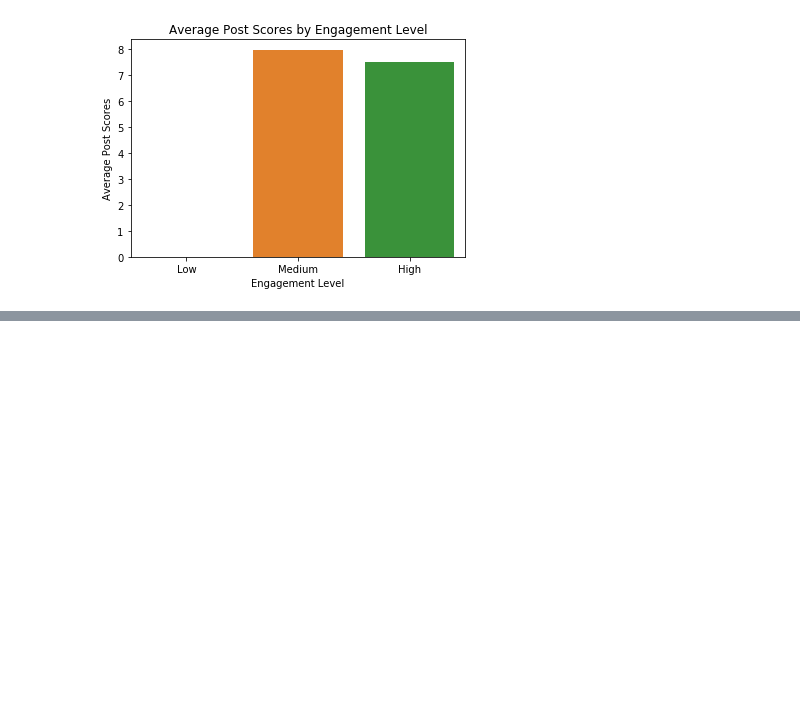
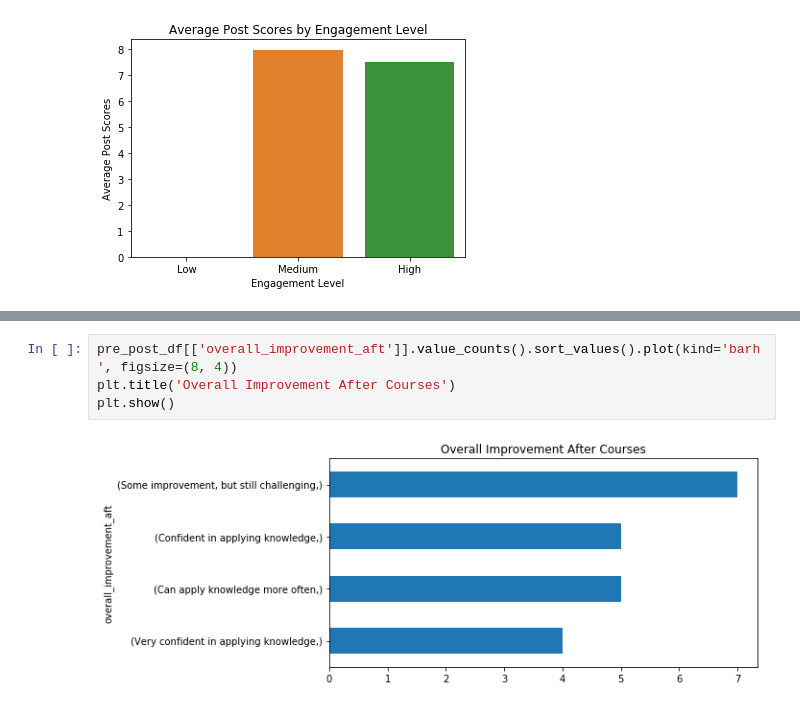
Before and after one commit to iSTAREducation/mmdt-da-project01-team-2, a Jupyter notebook: Assignment_00/formatted_project_2.ipynb, the cells around one changed output, grey strips where cells are left out. Drawn from its saved outputs; the diff is of its cells as text; blank space fills up the shorter version.

```diff
--- a/Assignment_00/formatted_project_2.ipynb
+++ b/Assignment_00/formatted_project_2.ipynb
@@ -1297,0 +1361,6 @@ plt.show()
+# %%
+pre_post_df[['overall_improvement_aft']].value_counts().sort_values().plot(kind='barh', figsize=(8, 4))
+plt.title('Overall Improvement After Courses')
+plt.show()
+# %% [output]
+[figure, added]
```
Also changed, not shown: parts of 14 cells of this notebook.
